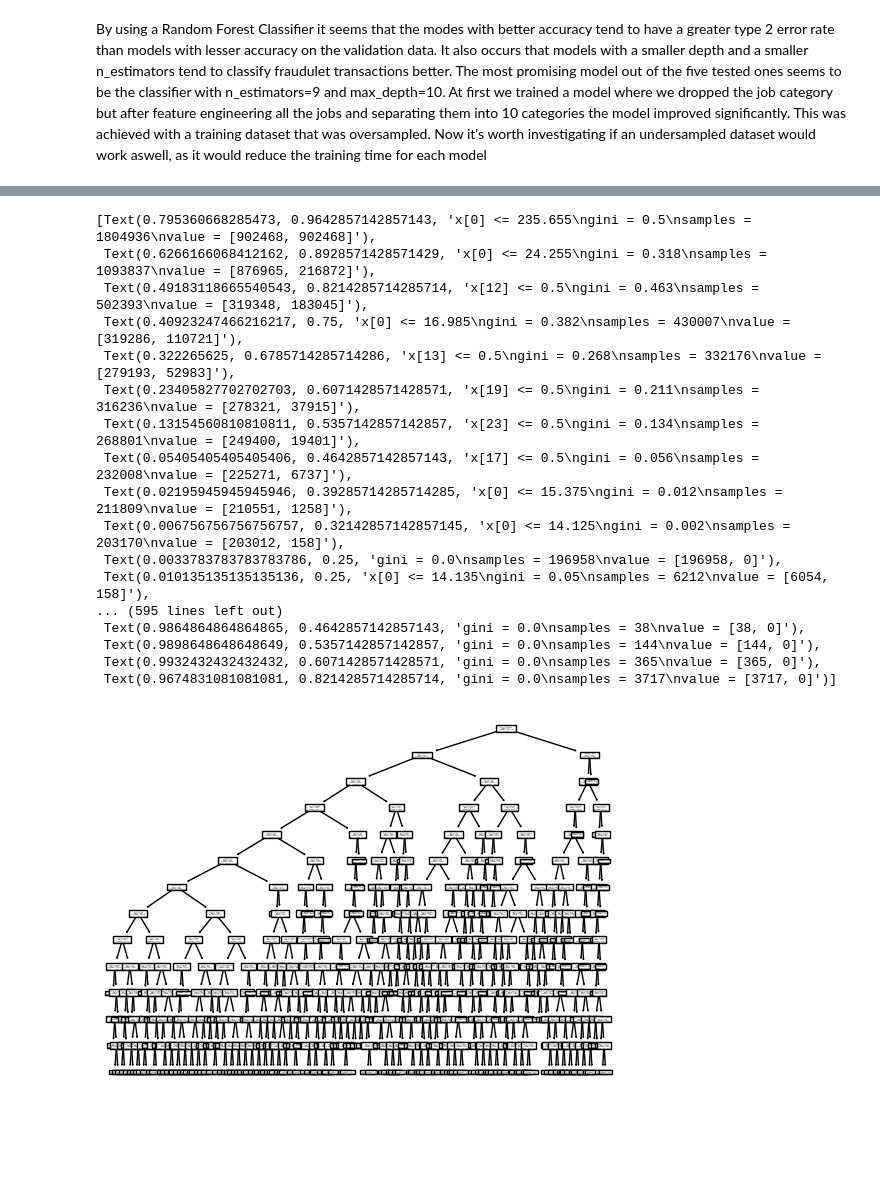
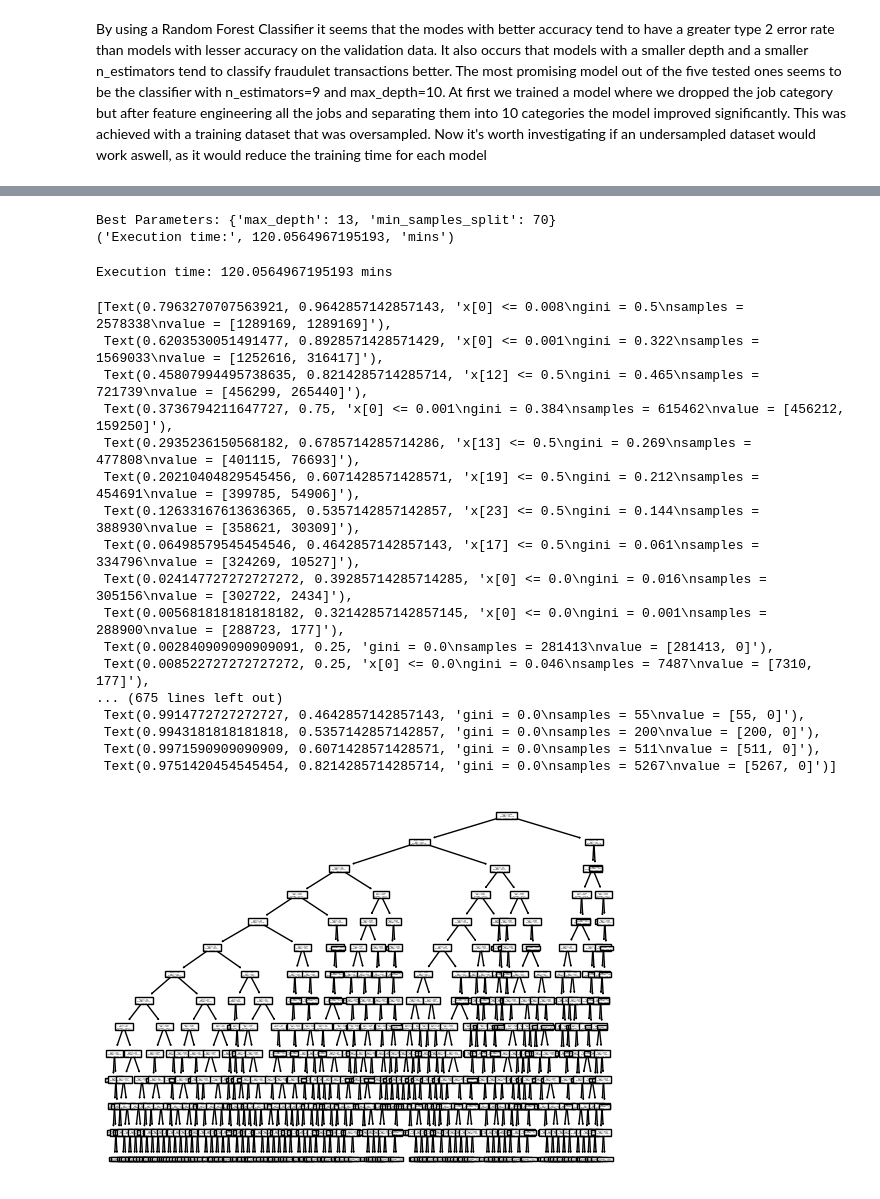
Before and after one commit to maarekarmenoras/IDS-project, a Jupyter notebook: project_file.ipynb, the cells around one changed output, grey strips where cells are left out. Drawn from its saved outputs; the diff is of its cells as text; code cells hidden in the pictures; blank space fills up the shorter version.

Commit message:
continued work on models

```diff
--- a/project_file.ipynb
+++ b/project_file.ipynb
@@ -492,9 +482,10 @@ Confusion matrix for the separate test file
 # %%
 #first test with decision trees
-dt1_start = time.time()
-decision_tree = tree.DecisionTreeClassifier()
-decision_tree.fit(X_train, y_train)
-dt2_end = time.time()
 
-print(find_execution_time(dt1_start, dt1_end))
-tree.plot_tree(decision_tree)
+#dt1_start = time.time()
+#decision_tree = tree.DecisionTreeClassifier()
+#decision_tree.fit(X_train, y_train)
+#dt2_end = time.time()
+
+#print(find_execution_time(dt1_start, dt1_end))
+#tree.plot_tree(decision_tree)
@@ -520,8 +492,5 @@ tree.plot_tree(decision_tree)
 # %%
-from sklearn.model_selection import GridSearchCV
-from sklearn import tree
-import time
-
+#grid search
 param_grid = {
     'max_depth': np.arange(3, 15, 2),
     'min_samples_split': np.arange(10, 500, 20)
@@ -537,27 +506,33 @@ best_params = grid_search.best_params_
 dt2_end = time.time()
 
 print(f"Best Parameters: {best_params}")
-print(find_execution_time(dt2_start, dt2_end))
+# %% [output]
+Best Parameters: {'max_depth': 13, 'min_samples_split': 70}
+('Execution time:', 120.0564967195193, 'mins')
+# %%
+find_execution_time(dt2_start, dt2_end)
+# %% [output]
+Execution time: 120.0564967195193 mins
 # %%
-tree2 = tree.DecisionTreeClassifier(max_depth=13, min_samples_split=70)
+tree2 = tree.DecisionTreeClassifier(max_depth=best_params['max_depth'], min_samples_split=best_params['min_samples_split'])
 tree2.fit(X_train, y_train)
 tree.plot_tree(tree2)
 # %% [output]
-[Text(0.795360668285473, 0.9642857142857143, 'x[0] <= 235.655\ngini = 0.5\nsamples = 1804936\nvalue = [902468, 902468]'),
- Text(0.6266166068412162, 0.8928571428571429, 'x[0] <= 24.255\ngini = 0.318\nsamples = 1093837\nvalue = [876965, 216872]'),
- Text(0.49183118665540543, 0.8214285714285714, 'x[12] <= 0.5\ngini = 0.463\nsamples = 502393\nvalue = [319348, 183045]'),
- Text(0.40923247466216217, 0.75, 'x[0] <= 16.985\ngini = 0.382\nsamples = 430007\nvalue = [319286, 110721]'),
- Text(0.322265625, 0.6785714285714286, 'x[13] <= 0.5\ngini = 0.268\nsamples = 332176\nvalue = [279193, 52983]'),
- Text(0.23405827702702703, 0.6071428571428571, 'x[19] <= 0.5\ngini = 0.211\nsamples = 316236\nvalue = [278321, 37915]'),
- Text(0.13154560810810811, 0.5357142857142857, 'x[23] <= 0.5\ngini = 0.134\nsamples = 268801\nvalue = [249400, 19401]'),
- Text(0.05405405405405406, 0.4642857142857143, 'x[17] <= 0.5\ngini = 0.056\nsamples = 232008\nvalue = [225271, 6737]'),
- Text(0.02195945945945946, 0.39285714285714285, 'x[0] <= 15.375\ngini = 0.012\nsamples = 211809\nvalue = [210551, 1258]'),
- Text(0.006756756756756757, 0.32142857142857145, 'x[0] <= 14.125\ngini = 0.002\nsamples = 203170\nvalue = [203012, 158]'),
- Text(0.0033783783783783786, 0.25, 'gini = 0.0\nsamples = 196958\nvalue = [196958, 0]'),
- Text(0.010135135135135136, 0.25, 'x[0] <= 14.135\ngini = 0.05\nsamples = 6212\nvalue = [6054, 158]'),
-... (595 lines left out)
- Text(0.9864864864864865, 0.4642857142857143, 'gini = 0.0\nsamples = 38\nvalue = [38, 0]'),
- Text(0.9898648648648649, 0.5357142857142857, 'gini = 0.0\nsamples = 144\nvalue = [144, 0]'),
- Text(0.9932432432432432, 0.6071428571428571, 'gini = 0.0\nsamples = 365\nvalue = [365, 0]'),
- Text(0.9674831081081081, 0.8214285714285714, 'gini = 0.0\nsamples = 3717\nvalue = [3717, 0]')]
+[Text(0.7963270707563921, 0.9642857142857143, 'x[0] <= 0.008\ngini = 0.5\nsamples = 2578338\nvalue = [1289169, 1289169]'),
+ Text(0.6203530051491477, 0.8928571428571429, 'x[0] <= 0.001\ngini = 0.322\nsamples = 1569033\nvalue = [1252616, 316417]'),
+ Text(0.45807994495738635, 0.8214285714285714, 'x[12] <= 0.5\ngini = 0.465\nsamples = 721739\nvalue = [456299, 265440]'),
+ Text(0.3736794211647727, 0.75, 'x[0] <= 0.001\ngini = 0.384\nsamples = 615462\nvalue = [456212, 159250]'),
+ Text(0.2935236150568182, 0.6785714285714286, 'x[13] <= 0.5\ngini = 0.269\nsamples = 477808\nvalue = [401115, 76693]'),
+ Text(0.20210404829545456, 0.6071428571428571, 'x[19] <= 0.5\ngini = 0.212\nsamples = 454691\nvalue = [399785, 54906]'),
+ Text(0.12633167613636365, 0.5357142857142857, 'x[23] <= 0.5\ngini = 0.144\nsamples = 388930\nvalue = [358621, 30309]'),
+ Text(0.06498579545454546, 0.4642857142857143, 'x[17] <= 0.5\ngini = 0.061\nsamples = 334796\nvalue = [324269, 10527]'),
+ Text(0.024147727272727272, 0.39285714285714285, 'x[0] <= 0.0\ngini = 0.016\nsamples = 305156\nvalue = [302722, 2434]'),
+ Text(0.005681818181818182, 0.32142857142857145, 'x[0] <= 0.0\ngini = 0.001\nsamples = 288900\nvalue = [288723, 177]'),
+ Text(0.002840909090909091, 0.25, 'gini = 0.0\nsamples = 281413\nvalue = [281413, 0]'),
+ Text(0.008522727272727272, 0.25, 'x[0] <= 0.0\ngini = 0.046\nsamples = 7487\nvalue = [7310, 177]'),
+... (675 lines left out)
+ Text(0.9914772727272727, 0.4642857142857143, 'gini = 0.0\nsamples = 55\nvalue = [55, 0]'),
+ Text(0.9943181818181818, 0.5357142857142857, 'gini = 0.0\nsamples = 200\nvalue = [200, 0]'),
+ Text(0.9971590909090909, 0.6071428571428571, 'gini = 0.0\nsamples = 511\nvalue = [511, 0]'),
+ Text(0.9751420454545454, 0.8214285714285714, 'gini = 0.0\nsamples = 5267\nvalue = [5267, 0]')]
-[figure, old version]
+[figure, new version]
```
Also changed, not shown: parts of 24 cells of this notebook.
